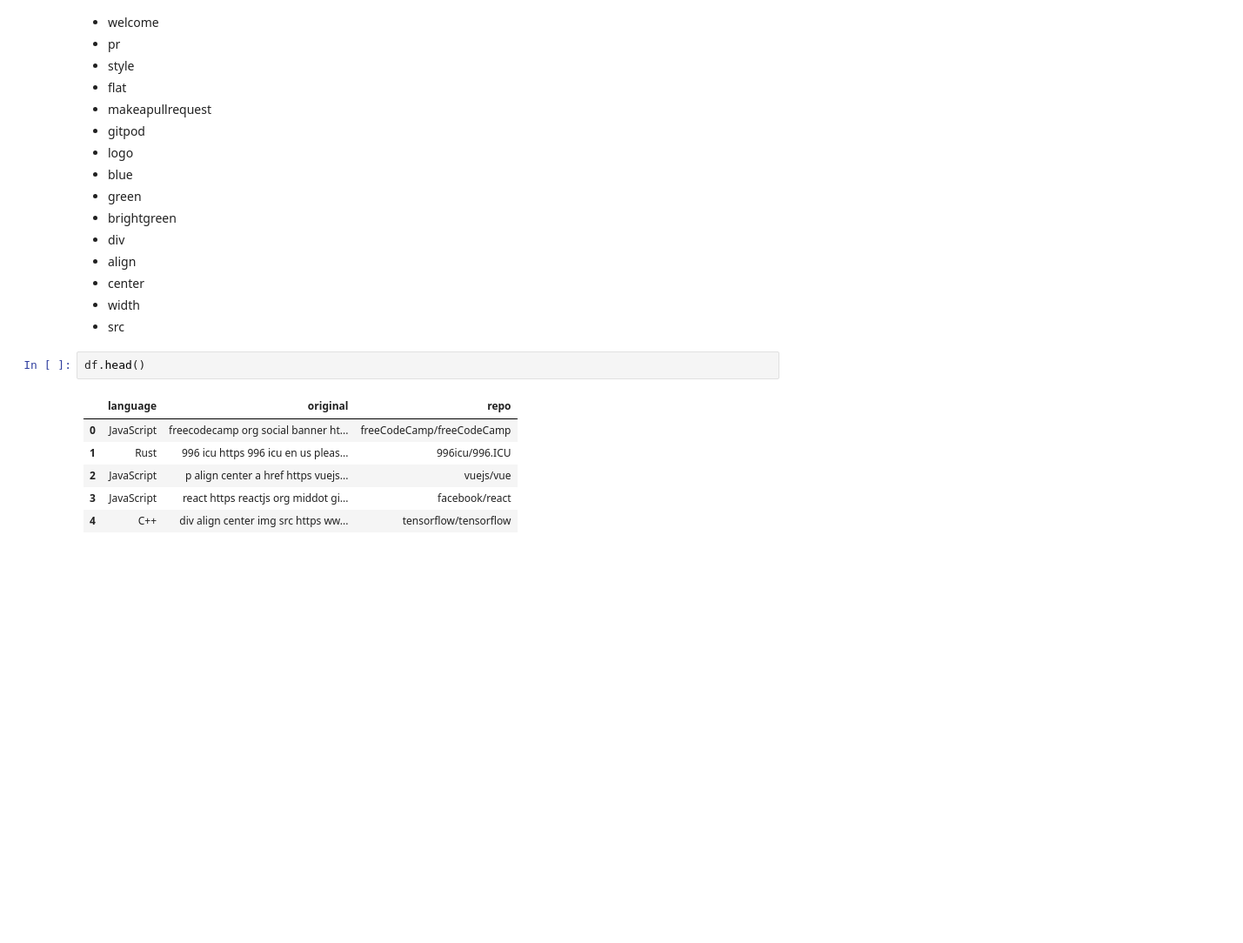
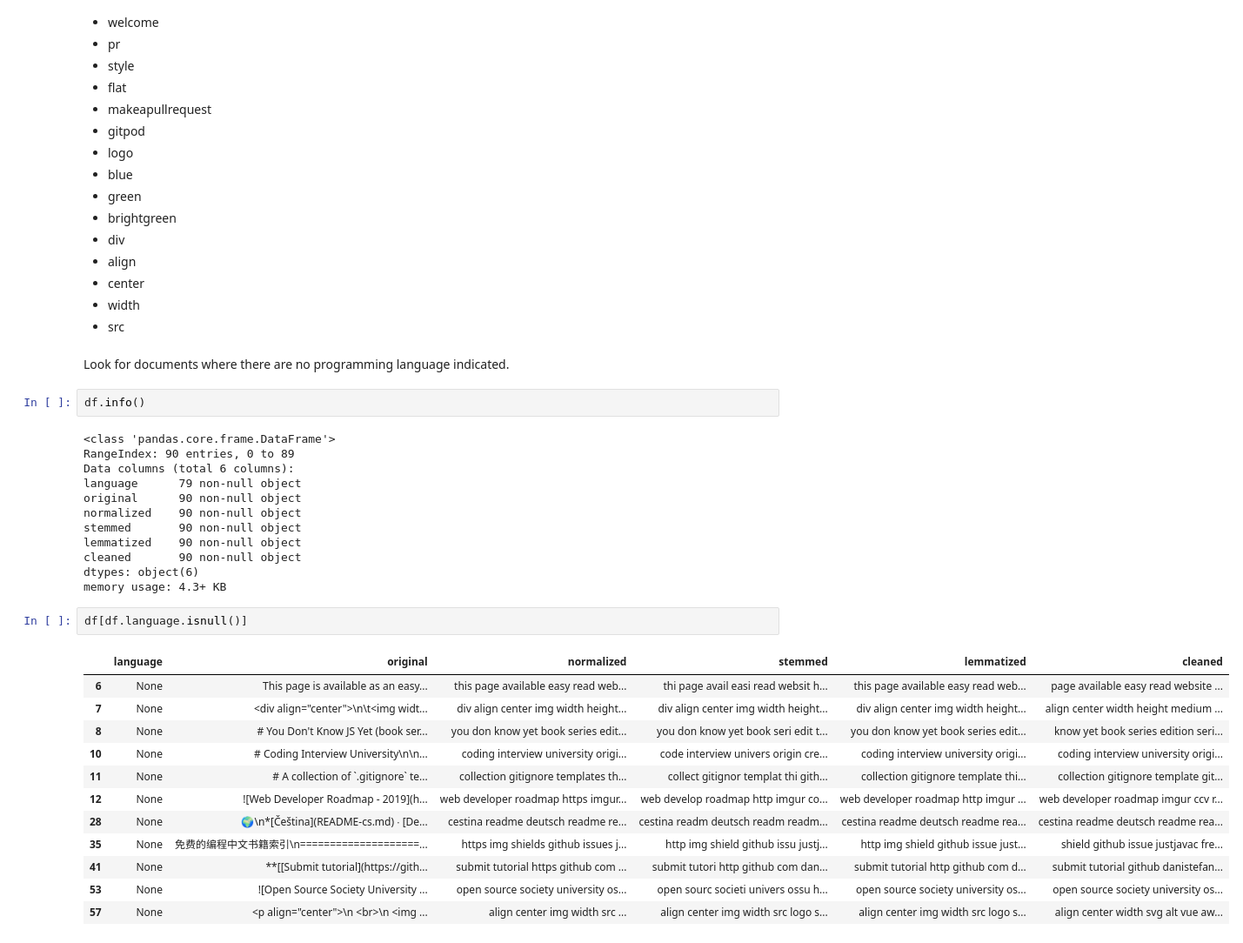
Before and after one commit to pellegrino-nlp/nlp_project, a Jupyter notebook: working_file.ipynb, the cells around one changed output. Shown: that part at 87% size. Saved outputs shown, nothing was run; the diff lists cells and outputs as text; blank space fills up the shorter version.

```diff
--- a/working_file.ipynb
+++ b/working_file.ipynb
@@ -96,12 +88,34 @@ What are the words we want to exclude?
 - center
 - width
 - src
+# %% [markdown]
+Look for documents where there are no programming language indicated.
 # %%
-df.head()
+df.info()
 # %% [output]
-|  | language | original | repo |
-| 0 | JavaScript | freecodecamp org social banner ht... | freeCodeCamp/freeCodeCamp |
-| 1 | Rust | 996 icu https 996 icu en us pleas... | 996icu/996.ICU |
-| 2 | JavaScript | p align center a href https vuejs... | vuejs/vue |
-| 3 | JavaScript | react https reactjs org middot gi... | facebook/react |
-| 4 | C++ | div align center img src https ww... | tensorflow/tensorflow |
+<class 'pandas.core.frame.DataFrame'>
+RangeIndex: 90 entries, 0 to 89
+Data columns (total 6 columns):
+language      79 non-null object
+original      90 non-null object
+normalized    90 non-null object
+stemmed       90 non-null object
+lemmatized    90 non-null object
+cleaned       90 non-null object
+dtypes: object(6)
+memory usage: 4.3+ KB
+# %%
+df[df.language.isnull()]
+# %% [output]
+|  | language | original | normalized | stemmed | lemmatized | cleaned |
+| 6 | None | This page is available as an easy... | this page available easy read web... | thi page avail easi read websit h... | this page available easy read web... | page available easy read website ... |
+| 7 | None | <div align="center">\n\t<img widt... | div align center img width height... | div align center img width height... | div align center img width height... | align center width height medium ... |
+| 8 | None | # You Don't Know JS Yet (book ser... | you don know yet book series edit... | you don know yet book seri edit t... | you don know yet book series edit... | know yet book series edition seri... |
+| 10 | None | # Coding Interview University\n\n... | coding interview university origi... | code interview univers origin cre... | coding interview university origi... | coding interview university origi... |
+| 11 | None | # A collection of `.gitignore` te... | collection gitignore templates th... | collect gitignor templat thi gith... | collection gitignore template thi... | collection gitignore template git... |
+| 12 | None | ![Web Developer Roadmap - 2019](h... | web developer roadmap https imgur... | web develop roadmap http imgur co... | web developer roadmap http imgur ... | web developer roadmap imgur ccv r... |
+| 28 | None | 🌍\n*[Čeština](README-cs.md) ∙ [De... | cestina readme deutsch readme re... | cestina readm deutsch readm readm... | cestina readme deutsch readme rea... | cestina readme deutsch readme rea... |
+| 35 | None | 免费的编程中文书籍索引\n====================... | https img shields github issues j... | http img shield github issu justj... | http img shield github issue just... | shield github issue justjavac fre... |
+| 41 | None | **[[Submit tutorial](https://gith... | submit tutorial https github com ... | submit tutori http github com dan... | submit tutorial http github com d... | submit tutorial github danistefan... |
+| 53 | None | ![Open Source Society University ... | open source society university os... | open sourc societi univers ossu h... | open source society university os... | open source society university os... |
+| 57 | None | <p align="center">\n <br>\n <img ... | align center img width src ... | align center img width src logo s... | align center img width src logo s... | align center width svg alt vue aw... |
```
Also changed, not shown: parts of 18 cells of this notebook.
